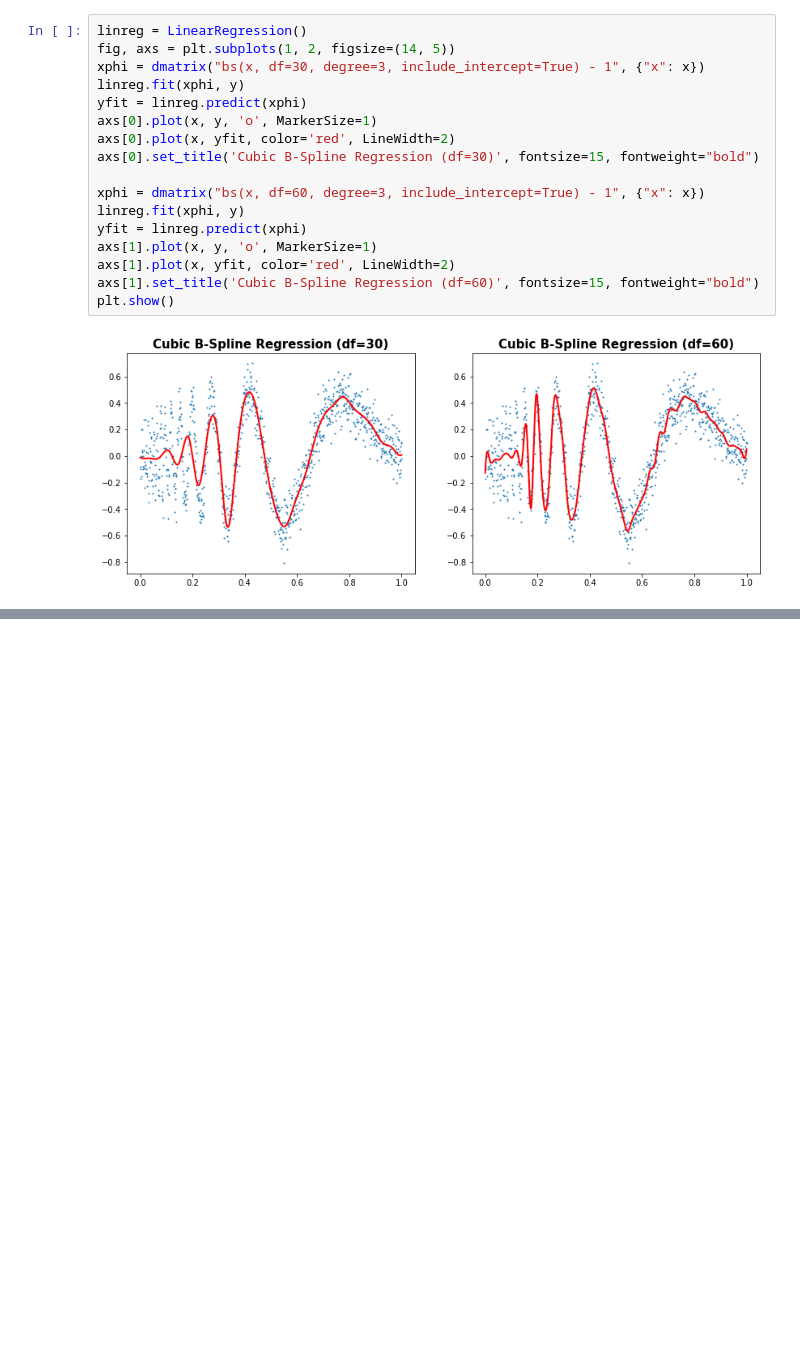
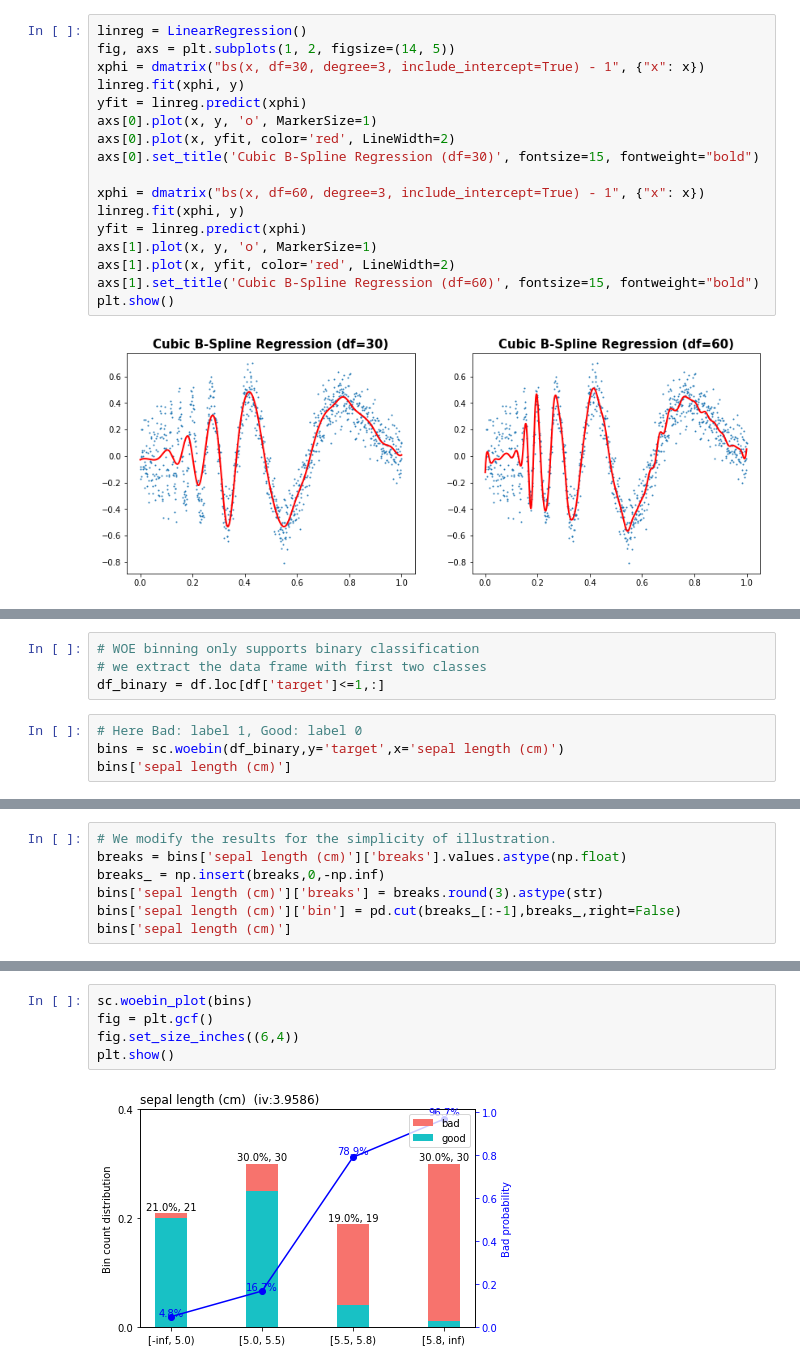
Before and after one commit to anhnguyendepocen/Stat3612, a Jupyter notebook: SML-Lecture4 FeatureEngineering.ipynb, the cells around one changed output, grey strips where cells are left out. Saved outputs shown, nothing was run; the diff lists cells and outputs as text; blank space fills up the shorter version.

```diff
--- a/SML-Lecture4 FeatureEngineering.ipynb
+++ b/SML-Lecture4 FeatureEngineering.ipynb
@@ -326,0 +432,8 @@ plt.show()
+# %%
+# WOE binning only supports binary classification
+# we extract the data frame with first two classes
+df_binary = df.loc[df['target']<=1,:]
+# %%
+# Here Bad: label 1, Good: label 0
+bins = sc.woebin(df_binary,y='target',x='sepal length (cm)')
+bins['sepal length (cm)']
@@ -326,0 +447,7 @@ plt.show()
+# %%
+# We modify the results for the simplicity of illustration.
+breaks = bins['sepal length (cm)']['breaks'].values.astype(np.float)
+breaks_ = np.insert(breaks,0,-np.inf)
+bins['sepal length (cm)']['breaks'] = breaks.round(3).astype(str)
+bins['sepal length (cm)']['bin'] = pd.cut(breaks_[:-1],breaks_,right=False)
+bins['sepal length (cm)']
@@ -326,0 +460,7 @@ plt.show()
+# %%
+sc.woebin_plot(bins)
+fig = plt.gcf()
+fig.set_size_inches((6,4))
+plt.show()
+# %% [output]
+[figure, added]
```
Also changed, not shown: parts of 26 cells of this notebook.
